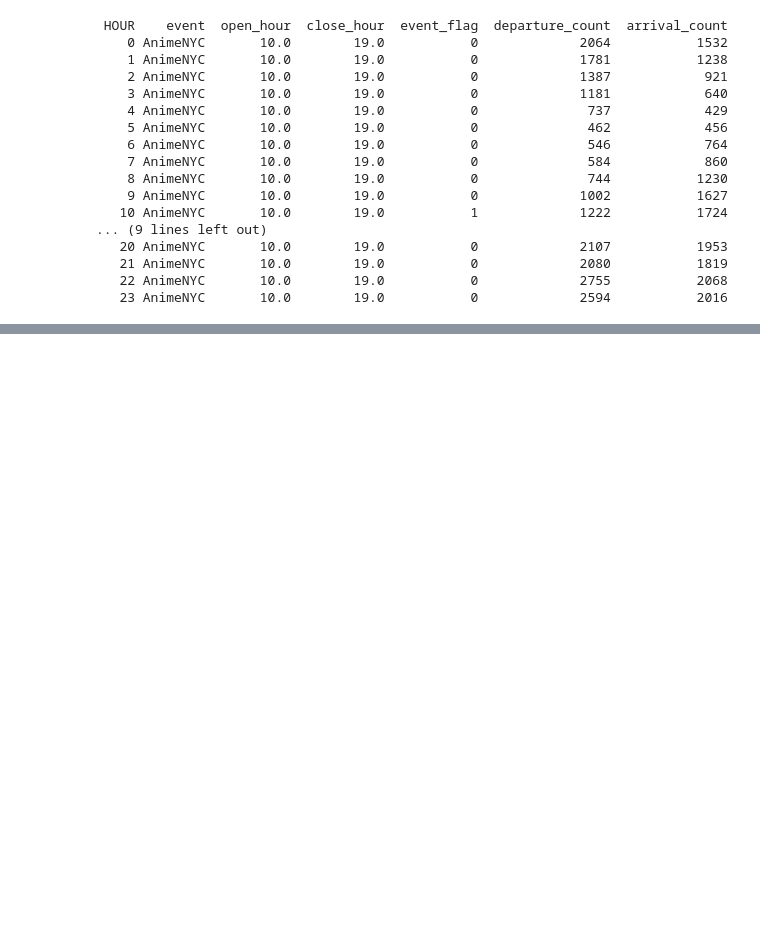
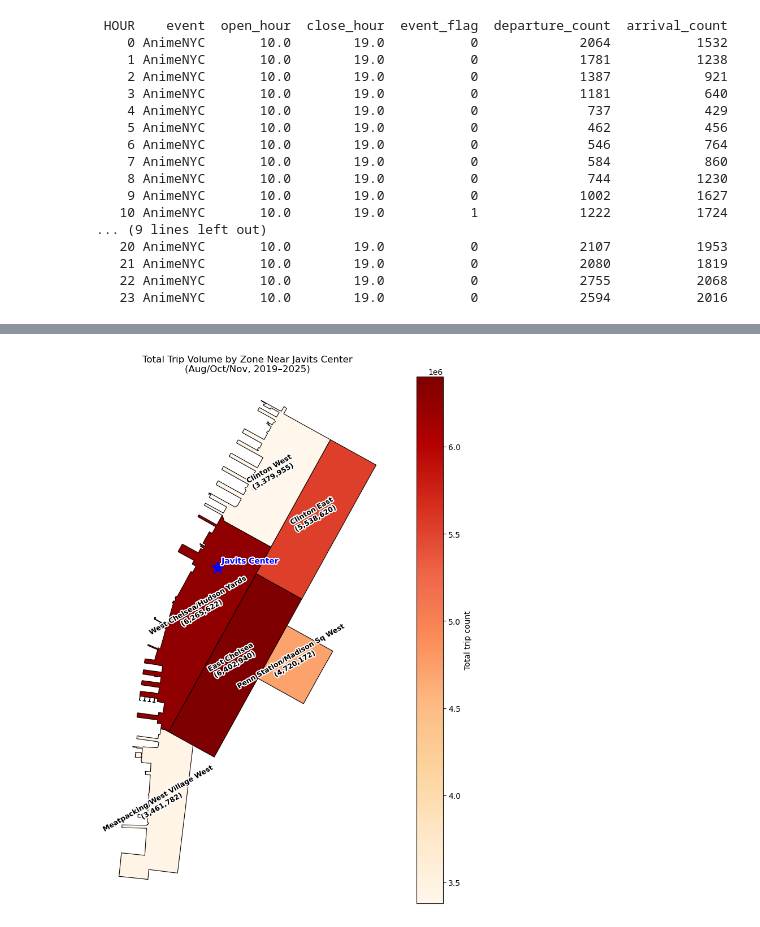
Before and after one commit to jovi-ng/MAST30034-Project-1, a Jupyter notebook: EDA.ipynb, the cells around one changed output, grey strips where cells are left out. Drawn from its saved outputs; the diff is of its cells as text; code cells hidden in the pictures; blank space fills up the shorter version.

```diff
--- a/EDA.ipynb
+++ b/EDA.ipynb
@@ -683 +686,84 @@ Name: event_flag, dtype: float64
 Name: event_flag, dtype: float64
+# %%
+import geopandas as gpd
+from shapely.geometry import Point
+import matplotlib.patheffects as path_effects
+
+# --- Count total trips touching each relevant zone (as pickup OR dropoff) ---
+pu_counts = (
+    df.filter(col('PULocationID').isin(relavent_zones))
+      .groupBy(col('PULocationID').alias('LocationID'))
+      .count()
+      .withColumnRenamed('count', 'pu_count')
+)
+
+do_counts = (
+    df.filter(col('DOLocationID').isin(relavent_zones))
+      .groupBy(col('DOLocationID').alias('LocationID'))
+      .count()
+      .withColumnRenamed('count', 'do_count')
+)
+
+zone_trip_counts = (
+    pu_counts.join(do_counts, on='LocationID', how='outer')
+    .fillna(0)
+    .withColumn('total_trip_count', col('pu_count') + col('do_count'))
+    .toPandas()
+)
+
+# --- Load zone geometry (same shapefile as Weather.ipynb) ---
+zones = gpd.read_file("taxi_zones/taxi_zones.shp")
+relevant_geom = zones[zones["LocationID"].isin(relavent_zones)].copy()
+relevant_geom = relevant_geom.merge(zone_trip_counts, on="LocationID", how="left")
+relevant_geom["total_trip_count"] = relevant_geom["total_trip_count"].fillna(0)
+
+# --- Javits Center location (approx, WGS84) ---
+javits_point = gpd.GeoSeries(
+    [Point(-74.0021, 40.7577)], crs="EPSG:4326"
+).to_crs(zones.crs)
+
+# --- Plot heatmap ---
+fig, ax = plt.subplots(figsize=(10, 10))
+relevant_geom.plot(
+    column="total_trip_count",
+    cmap="OrRd",
+    linewidth=0.8,
+    edgecolor="black",
+    legend=True,
+    legend_kwds={"label": "Total trip count"},
+    ax=ax,
+)
+
+# Label each zone with name + count — white outline for legibility over any color
+for _, row in relevant_geom.iterrows():
+    centroid = row.geometry.centroid
+    txt = ax.annotate(
+        f"{row['zone']}\n({int(row['total_trip_count']):,})",
+        xy=(centroid.x, centroid.y),
+        ha='center', fontsize=9, weight='bold', color='black',
+        rotation=30, rotation_mode='anchor'
+    )
+    txt.set_path_effects([
+        path_effects.Stroke(linewidth=3, foreground='white'),
+        path_effects.Normal()
+    ])
+
+# Mark Javits Center
+javits_point.plot(ax=ax, color='blue', marker='*', markersize=300)
+javits_txt = ax.annotate(
+    "Javits Center",
+    xy=(javits_point.geometry.x.iloc[0], javits_point.geometry.y.iloc[0]),
+    xytext=(5, 5), textcoords='offset points', fontsize=10, color='blue', weight='bold'
+)
+javits_txt.set_path_effects([
+    path_effects.Stroke(linewidth=3, foreground='white'),
+    path_effects.Normal()
+])
+
+ax.set_title("Total Trip Volume by Zone Near Javits Center\n(Aug/Oct/Nov, 2019–2025)")
+ax.set_axis_off()
+plt.tight_layout()
+plt.savefig('Data/plots/zone_trip_heatmap.png', dpi=150)
+plt.show()
+# %% [output]
+[figure, added]
```
Also changed, not shown: parts of 13 cells of this notebook, 3 other files.
